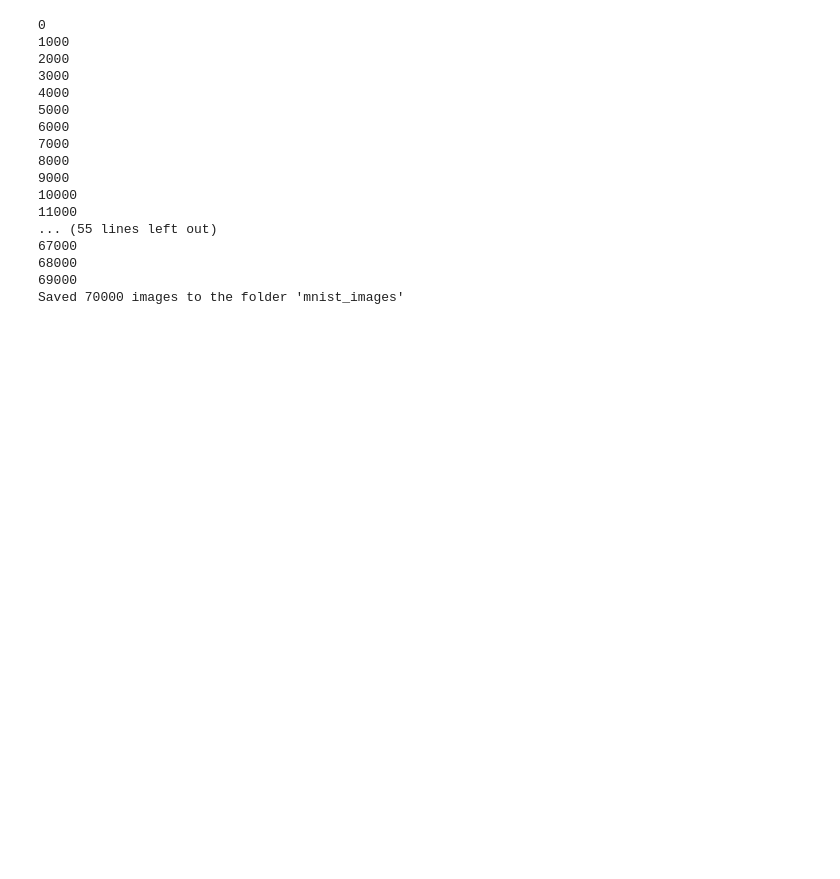
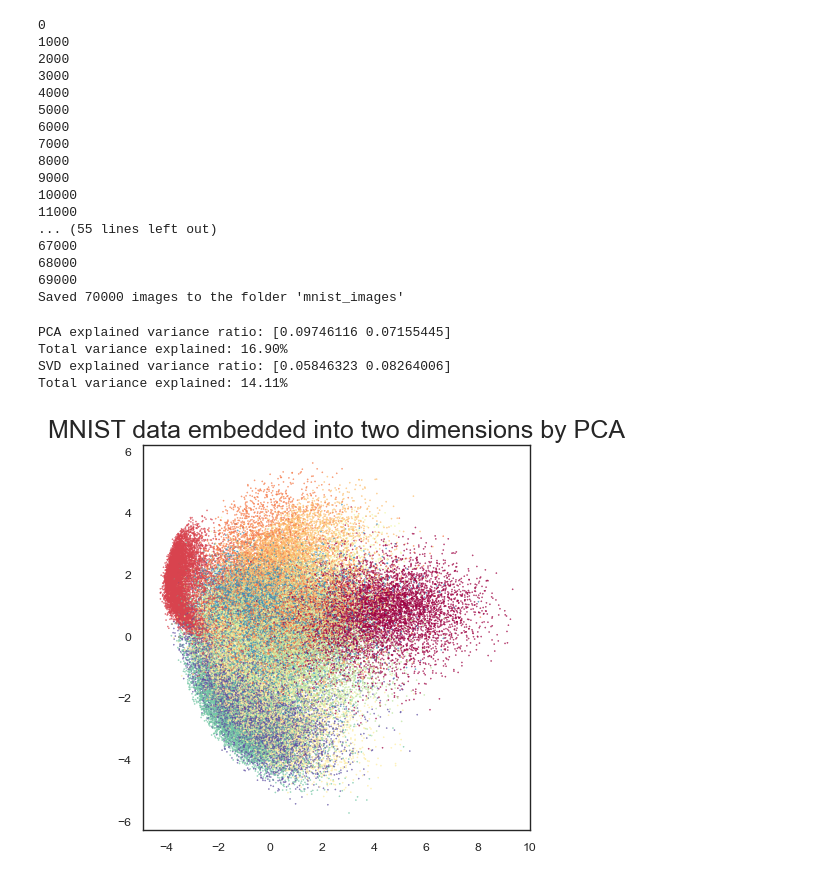
Before and after one commit to mcembalest/maxionomic, a Jupyter notebook: notebooks/dimreduction.ipynb, the cells around one changed output. Cells and saved outputs as stored; diff of their text form; code cells hidden in the pictures; blank space fills up the shorter version.

```diff
--- a/notebooks/dimreduction.ipynb
+++ b/notebooks/dimreduction.ipynb
@@ -114,3 +92,35 @@ print(f"Saved {len(mnist.data)} images to the folder '{output_dir}'")
 68000
 69000
 Saved 70000 images to the folder 'mnist_images'
+# %%
+# Normalize pixel values to [0,1] range instead of standardization
+mnist_normalized = mnist.data / 255.0
+
+# Compute PCA with explained variance ratio
+pca = PCA(n_components=2, random_state=42)
+pca_results = pca.fit_transform(mnist_normalized)
+
+# Print explained variance ratio for PCA
+print("PCA explained variance ratio:", pca.explained_variance_ratio_)
+print("Total variance explained: {:.2f}%".format(sum(pca.explained_variance_ratio_) * 100))
+
+# Compute SVD with explained variance ratio
+svd = TruncatedSVD(n_components=2, random_state=42)
+svd_results = svd.fit_transform(mnist_normalized)
+
+# Print explained variance ratio for SVD
+print("SVD explained variance ratio:", svd.explained_variance_ratio_)
+print("Total variance explained: {:.2f}%".format(sum(svd.explained_variance_ratio_) * 100))
+# %% [output]
+PCA explained variance ratio: [0.09746116 0.07155445]
+Total variance explained: 16.90%
+SVD explained variance ratio: [0.05846323 0.08264006]
+Total variance explained: 14.11%
+# %%
+fig, ax = plt.subplots(figsize=(5, 5))
+color = mnist.target.astype(int)
+scatter = ax.scatter(pca_results[:, 0], pca_results[:, 1], c=color, cmap="Spectral", s=0.1)
+ax.set_title("MNIST data embedded into two dimensions by PCA", fontsize=18)
+plt.show()
+# %% [output]
+[figure, added]
```
Also changed, not shown: parts of 7 cells of this notebook.
